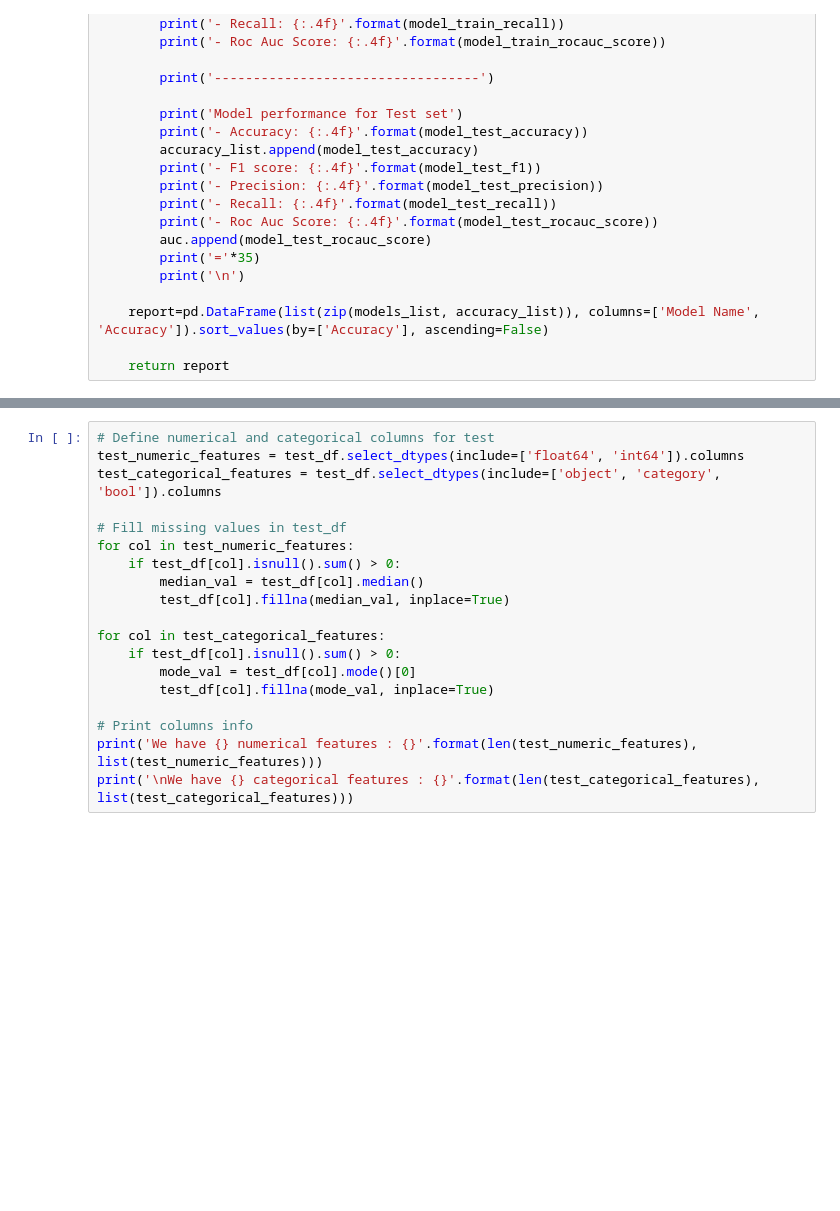
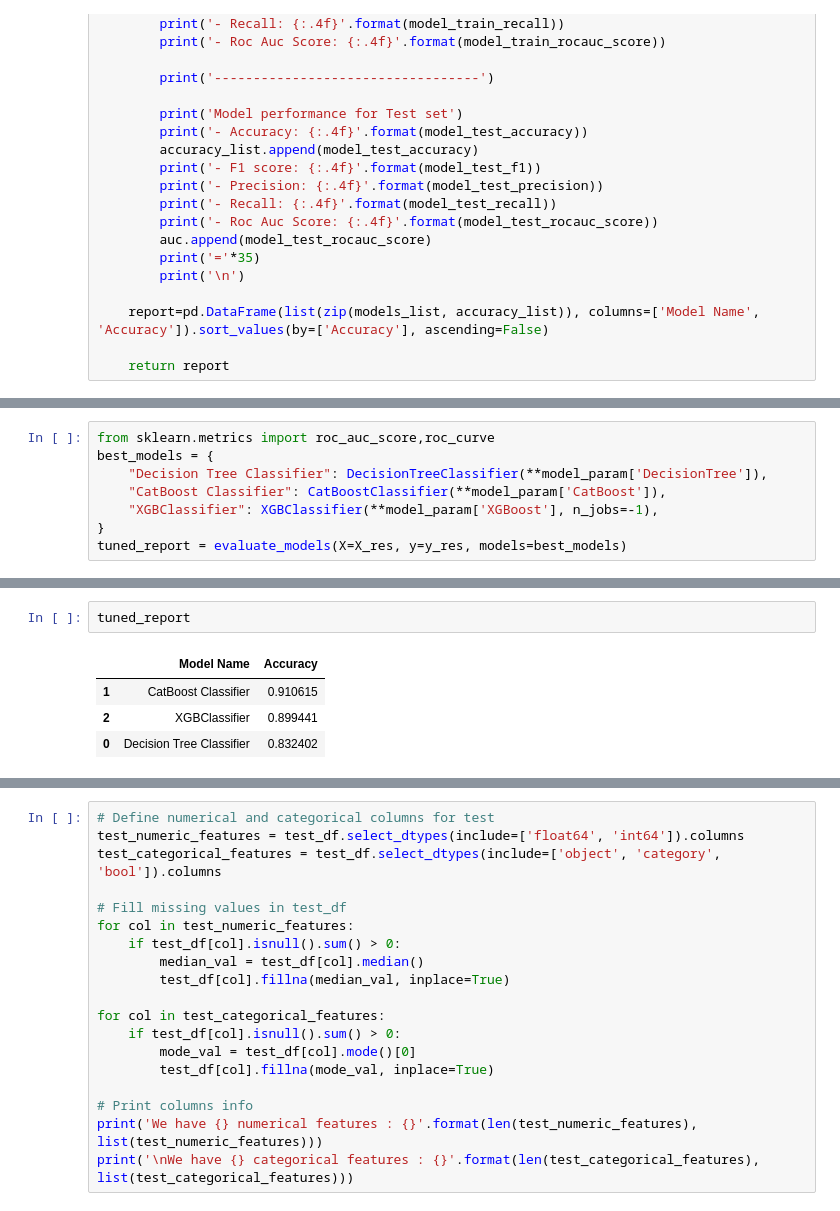
Before and after one commit to MD0210/mlops-spaceshiptitanic-project, a Jupyter notebook: notebook/1_EDA_Feature_Engineering_spaceship_titanic.ipynb, the cells around one changed output, grey strips where cells are left out. Drawn from its saved outputs; the diff is of its cells as text; blank space fills up the shorter version.

```diff
--- a/notebook/1_EDA_Feature_Engineering_spaceship_titanic.ipynb
+++ b/notebook/1_EDA_Feature_Engineering_spaceship_titanic.ipynb
@@ -1194,0 +1295,8 @@ base_model_report
+# %%
+from sklearn.metrics import roc_auc_score,roc_curve
+best_models = {
+    "Decision Tree Classifier": DecisionTreeClassifier(**model_param['DecisionTree']),
+    "CatBoost Classifier": CatBoostClassifier(**model_param['CatBoost']),
+    "XGBClassifier": XGBClassifier(**model_param['XGBoost'], n_jobs=-1),
+}
+tuned_report = evaluate_models(X=X_res, y=y_res, models=best_models)
@@ -1194,0 +1321,7 @@ base_model_report
+# %%
+tuned_report
+# %% [output]
+|  | Model Name | Accuracy |
+| 1 | CatBoost Classifier | 0.910615 |
+| 2 | XGBClassifier | 0.899441 |
+| 0 | Decision Tree Classifier | 0.832402 |
```
Also changed, not shown: parts of 26 cells of this notebook, 4 other files.
